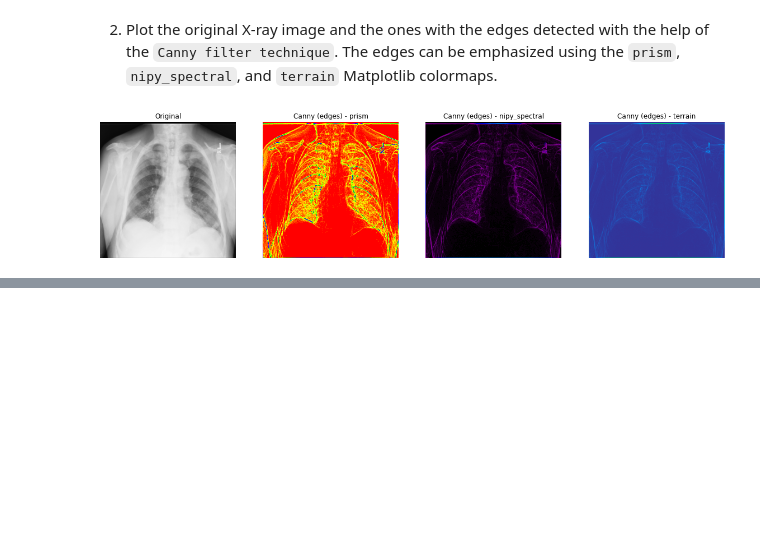
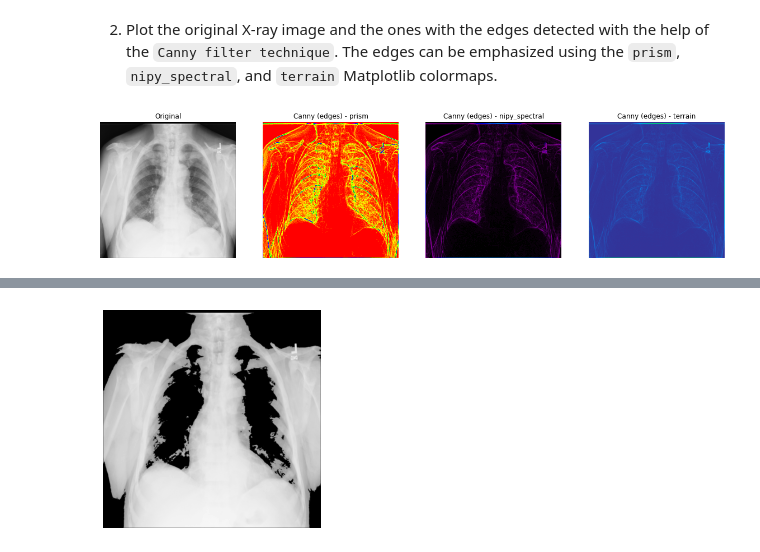
Before and after one commit to rifatrakib/practical-numpy, a Jupyter notebook: xray-detector.ipynb, the cells around one changed output, grey strips where cells are left out. Drawn from its saved outputs; the diff is of its cells as text; code cells hidden in the pictures; blank space fills up the shorter version.

```diff
--- a/xray-detector.ipynb
+++ b/xray-detector.ipynb
@@ -240,0 +280,6 @@ plt.show()
+# %%
+plt.imshow(xray_image_mask_noisy, cmap="gray")
+plt.axis("off")
+plt.show()
+# %% [output]
+[figure, added]
```
Also changed, not shown: parts of 11 cells of this notebook.
